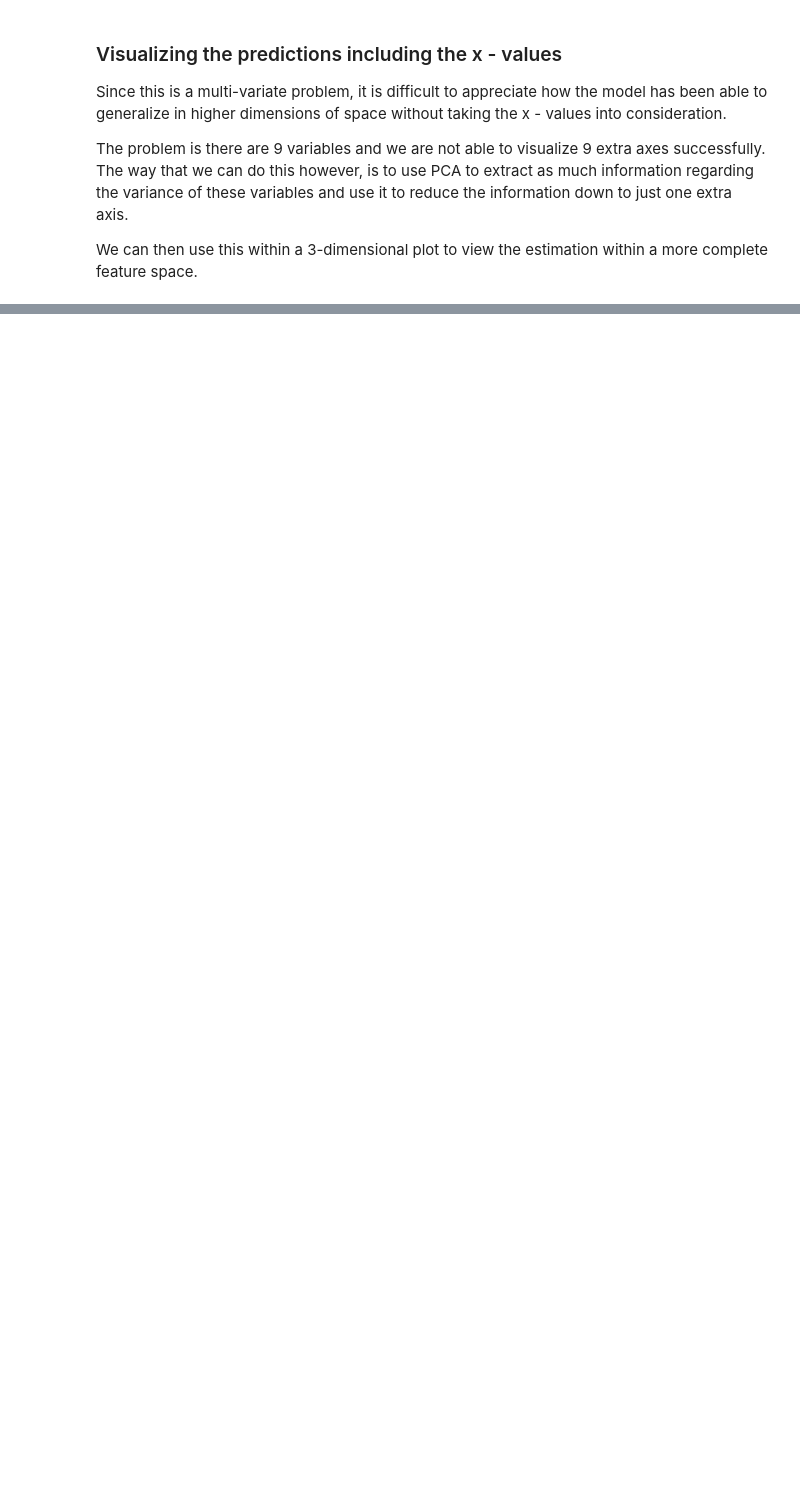
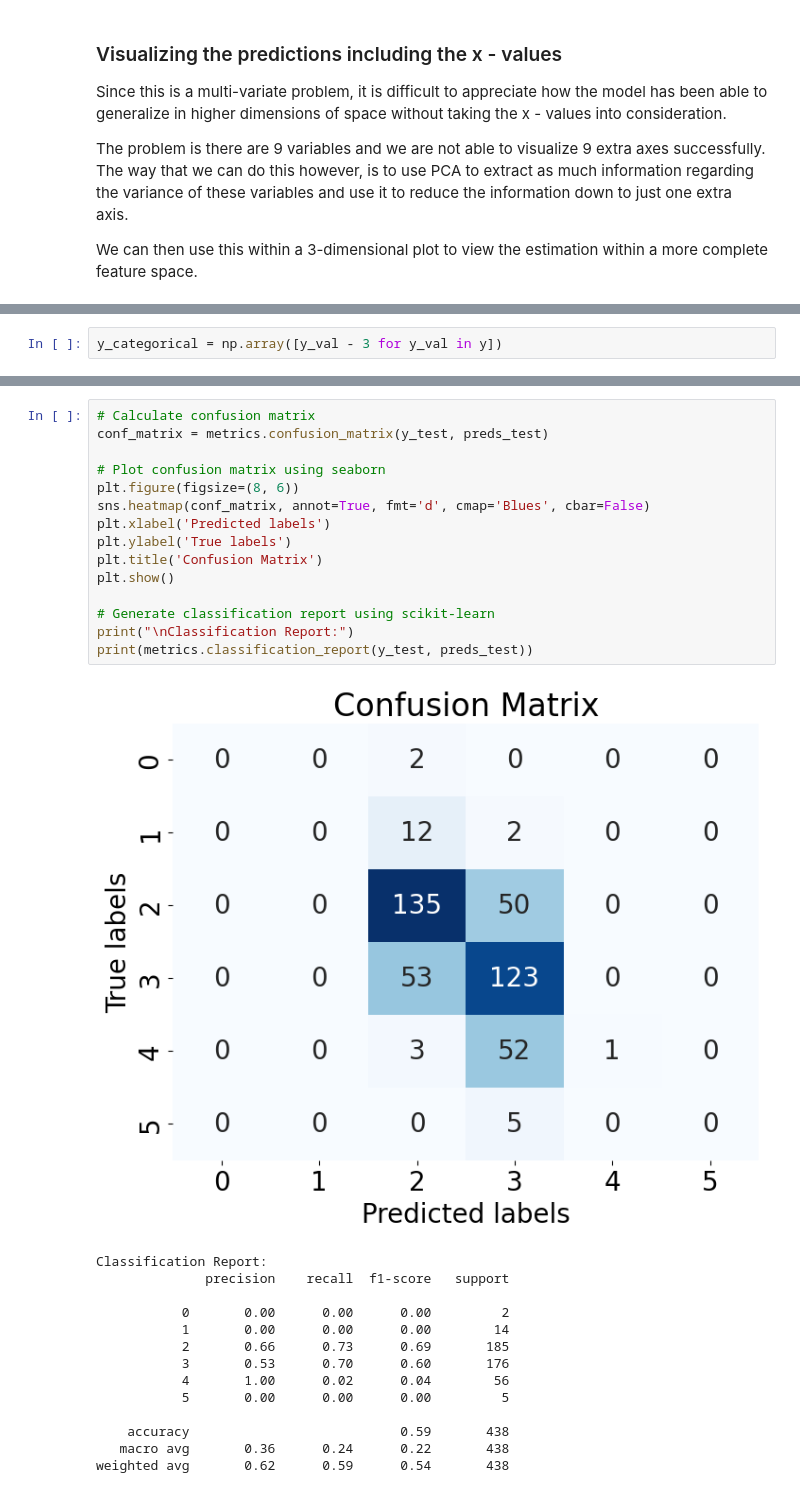
Before and after one commit to DeaganH/RedWine, a Jupyter notebook: Red Wine Dataset - Case Study.ipynb, the cells around one changed output, grey strips where cells are left out. Saved outputs shown, nothing was run; the diff lists cells and outputs as text; blank space fills up the shorter version.

```diff
--- a/Red Wine Dataset - Case Study.ipynb
+++ b/Red Wine Dataset - Case Study.ipynb
@@ -663,0 +647,2 @@ plt.show()
+# %%
+y_categorical = np.array([y_val - 3 for y_val in y])
@@ -663,0 +691,30 @@ plt.show()
+# %%
+# Calculate confusion matrix
+conf_matrix = metrics.confusion_matrix(y_test, preds_test)
+
+# Plot confusion matrix using seaborn
+plt.figure(figsize=(8, 6))
+sns.heatmap(conf_matrix, annot=True, fmt='d', cmap='Blues', cbar=False)
+plt.xlabel('Predicted labels')
+plt.ylabel('True labels')
+plt.title('Confusion Matrix')
+plt.show()
+
+# Generate classification report using scikit-learn
+print("\nClassification Report:")
+print(metrics.classification_report(y_test, preds_test))
+# %% [output]
+[figure, added]
+Classification Report:
+              precision    recall  f1-score   support
+
+           0       0.00      0.00      0.00         2
+           1       0.00      0.00      0.00        14
+           2       0.66      0.73      0.69       185
+           3       0.53      0.70      0.60       176
+           4       1.00      0.02      0.04        56
+           5       0.00      0.00      0.00         5
+
+    accuracy                           0.59       438
+   macro avg       0.36      0.24      0.22       438
+weighted avg       0.62      0.59      0.54       438
```
Also changed, not shown: parts of 31 cells of this notebook.
